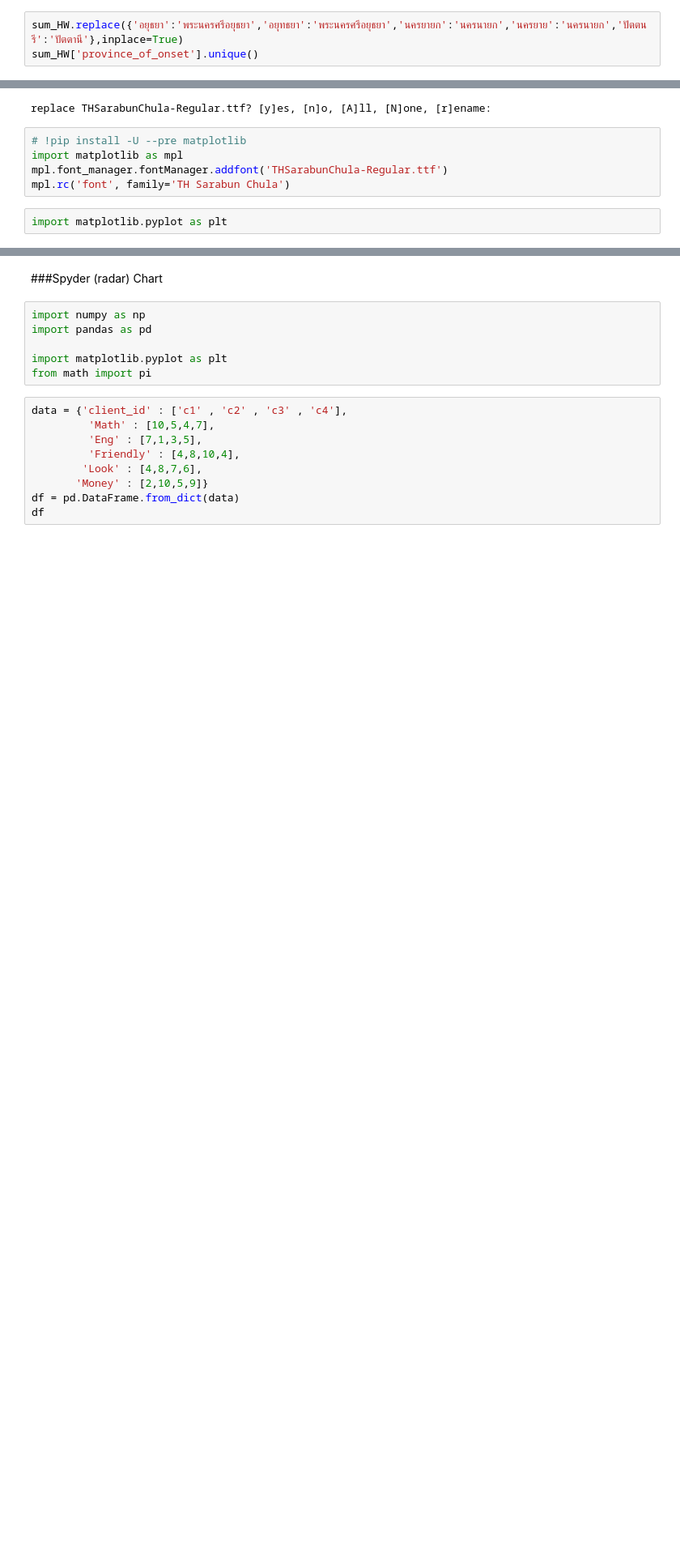
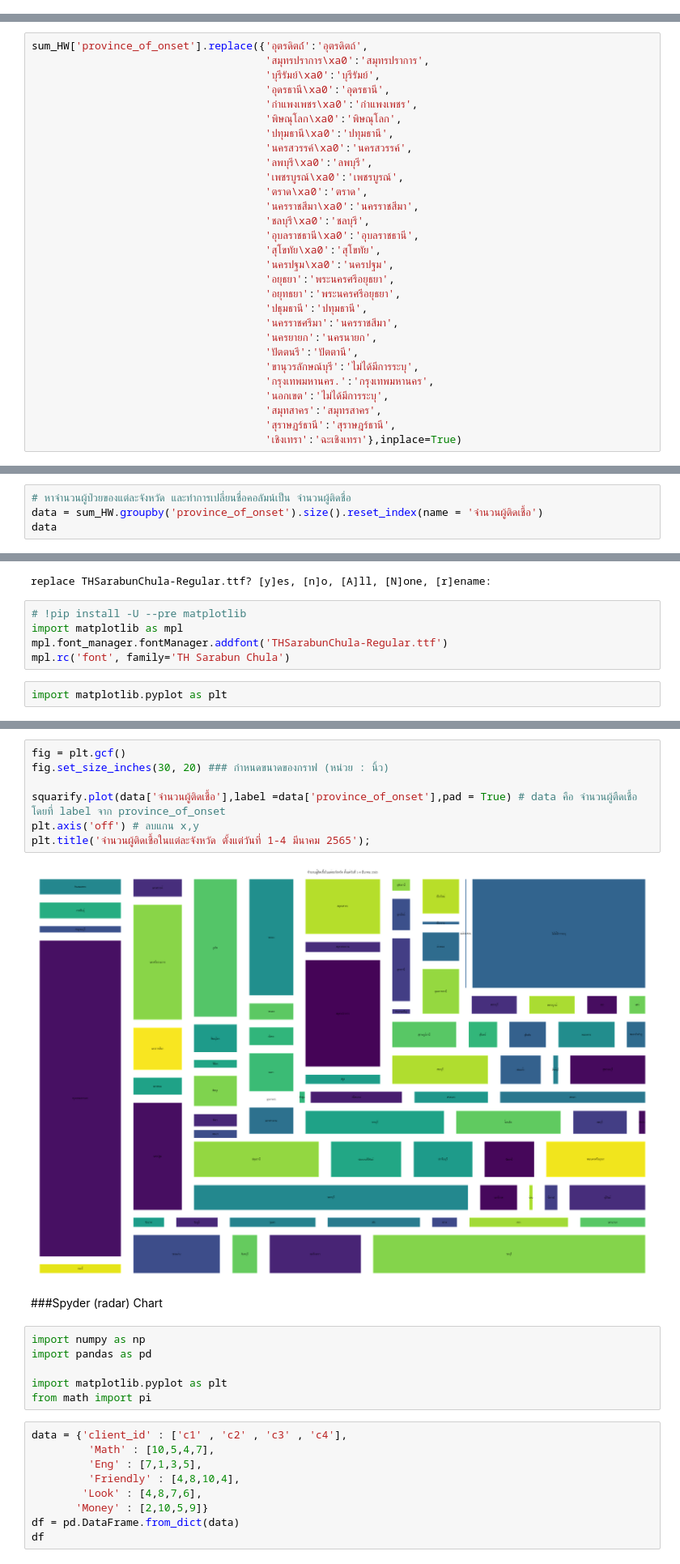
Before and after one commit to 6230204513/data_viz_2022, a Jupyter notebook: DataViz04_Data_Comparison.ipynb, the cells around one changed output, grey strips where cells are left out. Shown at 81% size. Drawn from its saved outputs; the diff is of its cells as text; blank space fills up the shorter version.

Commit message:
HW group

```diff
--- a/DataViz04_Data_Comparison.ipynb
+++ b/DataViz04_Data_Comparison.ipynb
@@ -511,3 +511,0 @@ array(['เชียงใหม่', 'ไม่ได้มีการระ
-# %%
-sum_HW.replace({'อยุธยา':'พระนครศรีอยุธยา','อยุทธยา':'พระนครศรีอยุธยา','นครยายก':'นครนายก','นครยาย':'นครนายก','ปัตตนรี':'ปัตตานี'},inplace=True)
-sum_HW['province_of_onset'].unique()
@@ -552,0 +512,29 @@ HW_c
+# %%
+sum_HW['province_of_onset'].replace({'อุตรดิตถ์์':'อุตรดิตถ์',
+                                     'สมุทรปราการ\xa0':'สมุทรปราการ',
+                                     'บุรีรัมย์\xa0':'บุรีรัมย์',
+                                     'อุดรธานี\xa0':'อุดรธานี',
+                                     'กำแพงเพชร\xa0':'กำแพงเพชร',
+                                     'พิษณุโลก\xa0':'พิษณุโลก',
+                                     'ปทุมธานี\xa0':'ปทุมธานี',
+                                     'นครสวรรค์\xa0':'นครสวรรค์',
+                                     'ลพบุรี\xa0':'ลพบุรี',
+                                     'เพชรบูรณ์\xa0':'เพชรบูรณ์',
+                                     'ตราด\xa0':'ตราด',
+                                     'นครราชสีมา\xa0':'นครราชสีมา',
+                                     'ชลบุรี\xa0':'ชลบุรี',
+                                     'อุบลราชธานี\xa0':'อุบลราชธานี',
+                                     'สุโขทัย\xa0':'สุโขทัย',
+                                     'นครปฐม\xa0':'นครปฐม',
+                                     'อยุธยา':'พระนครศรีอยุธยา',
+                                     'อยุทธยา':'พระนครศรีอยุธยา',
+                                     'ปธุมธานี':'ปทุมธานี',
+                                     'นครราชศรีมา':'นครราชสีมา',
+                                     'นครยายก':'นครนายก',
+                                     'ปัตตนรี':'ปัตตานี',
+                                     'ขานุวรลักษณ์บุรี':'ไม่ได้มีการระบุ',
+                                     'กรุงเทพมหานคร.':'กรุงเทพมหานคร',
+                                     'นอกเขต':'ไม่ได้มีการระบุ',
+                                     'สมุทสาคร':'สมุทรสาคร',
+                                     'สุราษฏร์ธานี':'สุราษฎร์ธานี',
+                                     'เชิงเทรา':'ฉะเชิงเทรา'},inplace=True)
@@ -552,0 +575,4 @@ HW_c
+# %%
+# หาจำนวนผู้ป่วยของแต่ละจังหวัด และทำการเปลี่ยนชื่อคอลัมน์เป็น จำนวนผู้ติดชื่อ
+data = sum_HW.groupby('province_of_onset').size().reset_index(name = 'จำนวนผู้ติดเชื้อ')
+data
@@ -576,3 +605,12 @@ plt.show()
+# %%
+fig = plt.gcf()
+fig.set_size_inches(30, 20) ### กำหนดขนาดของกราฟ (หน่วย : นิ้ว)
+
+squarify.plot(data['จำนวนผู้ติดเชื้อ'],label =data['province_of_onset'],pad = True) # data คือ จำนวนผู้ตืดเชื้อ โดยที่ label จาก province_of_onset
+plt.axis('off') # ลบแกน x,y
+plt.title('จำนวนผู้ติดเชื้อในแต่ละจังหวัด ตั้งแต่วันที่ 1-4 มีนาคม 2565');
+# %% [output]
+[figure, added]
 # %% [markdown]
 ###Spyder (radar) Chart
 # %%
```
Also changed, not shown: parts of 10 cells of this notebook.
